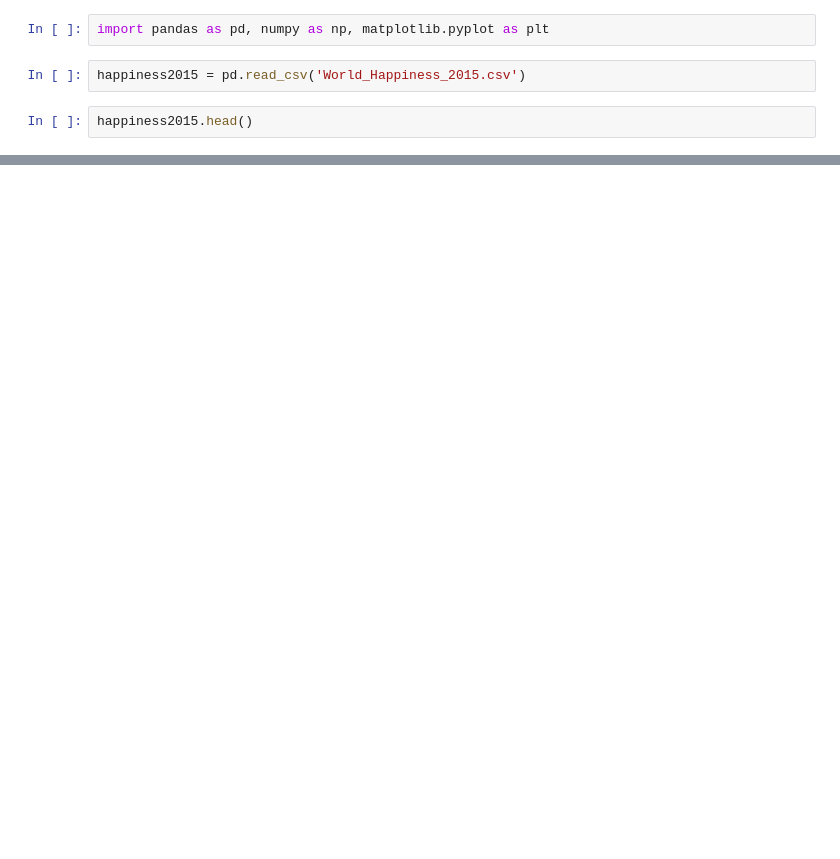
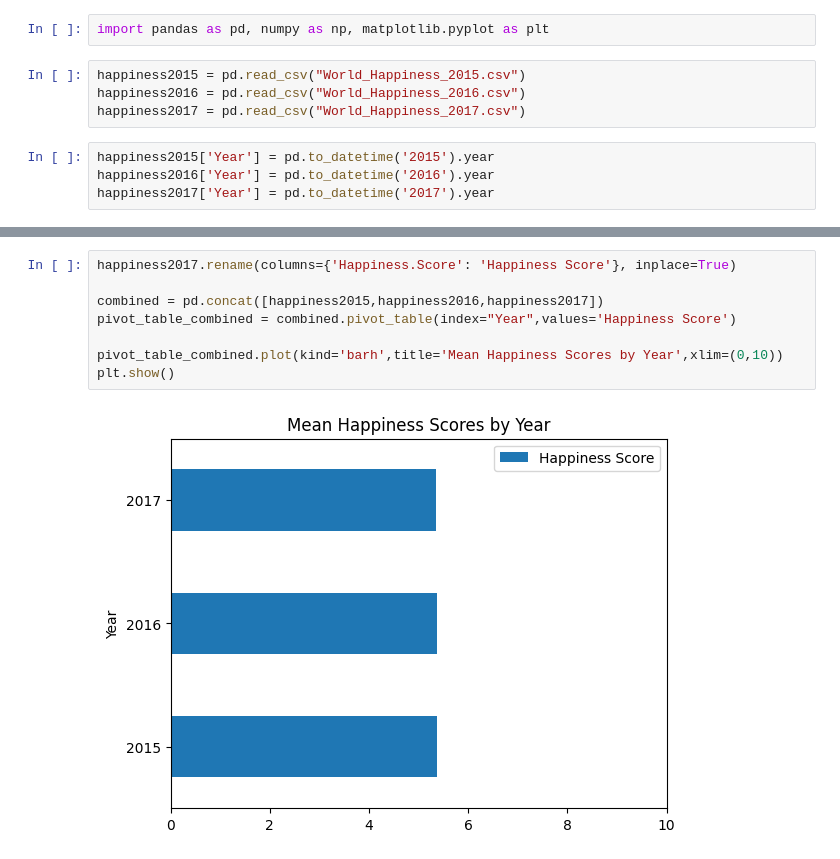
Before and after one commit to OOyaluade/Data_Science, a Jupyter notebook: World_Happiness_2015/World_Happiness_2015.ipynb, the cells around one changed output, grey strips where cells are left out. Drawn from its saved outputs; the diff is of its cells as text; blank space fills up the shorter version.

```diff
--- a/World_Happiness_2015/World_Happiness_2015.ipynb
+++ b/World_Happiness_2015/World_Happiness_2015.ipynb
@@ -1,6 +1,10 @@
 # %%
 import pandas as pd, numpy as np, matplotlib.pyplot as plt
 # %%
-happiness2015 = pd.read_csv('World_Happiness_2015.csv')
+happiness2015 = pd.read_csv("World_Happiness_2015.csv")
+happiness2016 = pd.read_csv("World_Happiness_2016.csv")
+happiness2017 = pd.read_csv("World_Happiness_2017.csv")
 # %%
-happiness2015.head()
+happiness2015['Year'] = pd.to_datetime('2015').year
+happiness2016['Year'] = pd.to_datetime('2016').year
+happiness2017['Year'] = pd.to_datetime('2017').year
@@ -105,0 +94,10 @@ happy_family_stats = happiness2015.groupby('Region')[['Family','Happiness Score'
+# %%
+happiness2017.rename(columns={'Happiness.Score': 'Happiness Score'}, inplace=True)
+
+combined = pd.concat([happiness2015,happiness2016,happiness2017])
+pivot_table_combined = combined.pivot_table(index="Year",values='Happiness Score')
+
+pivot_table_combined.plot(kind='barh',title='Mean Happiness Scores by Year',xlim=(0,10))
+plt.show()
+# %% [output]
+[figure, added]
```
Also changed, not shown: parts of 27 cells of this notebook, 1 other file.
